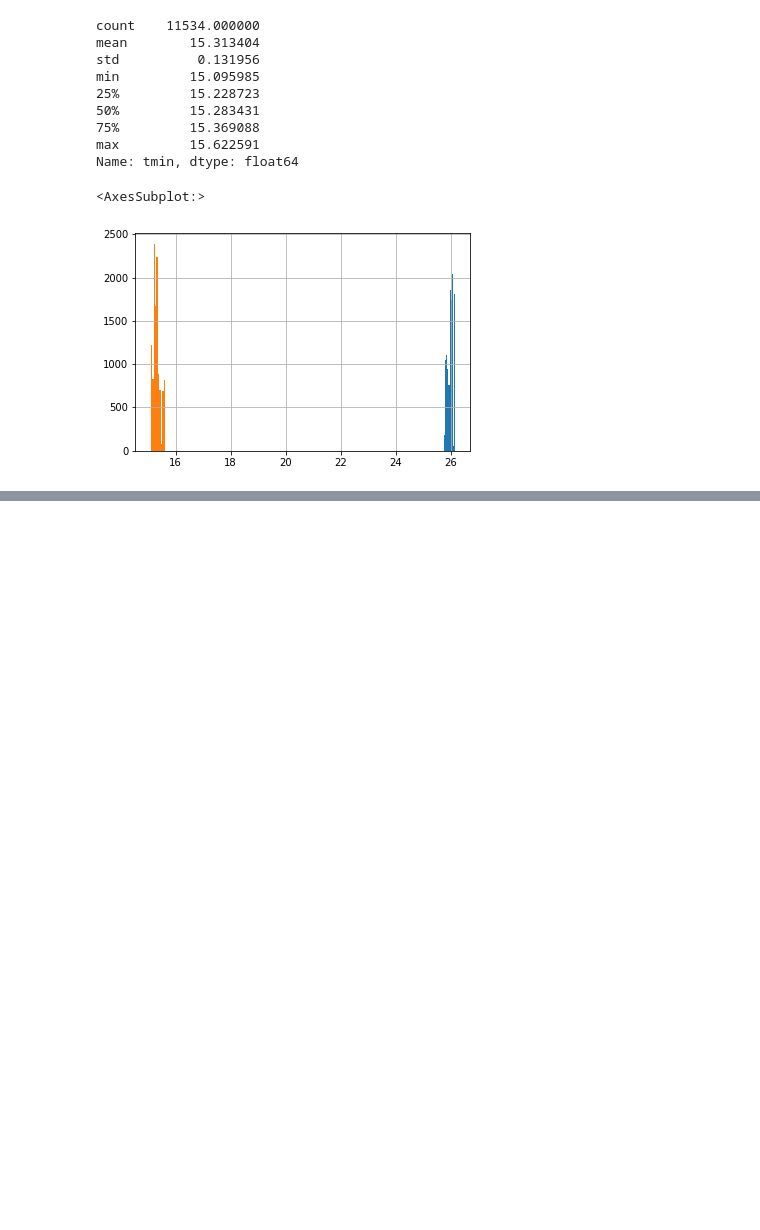
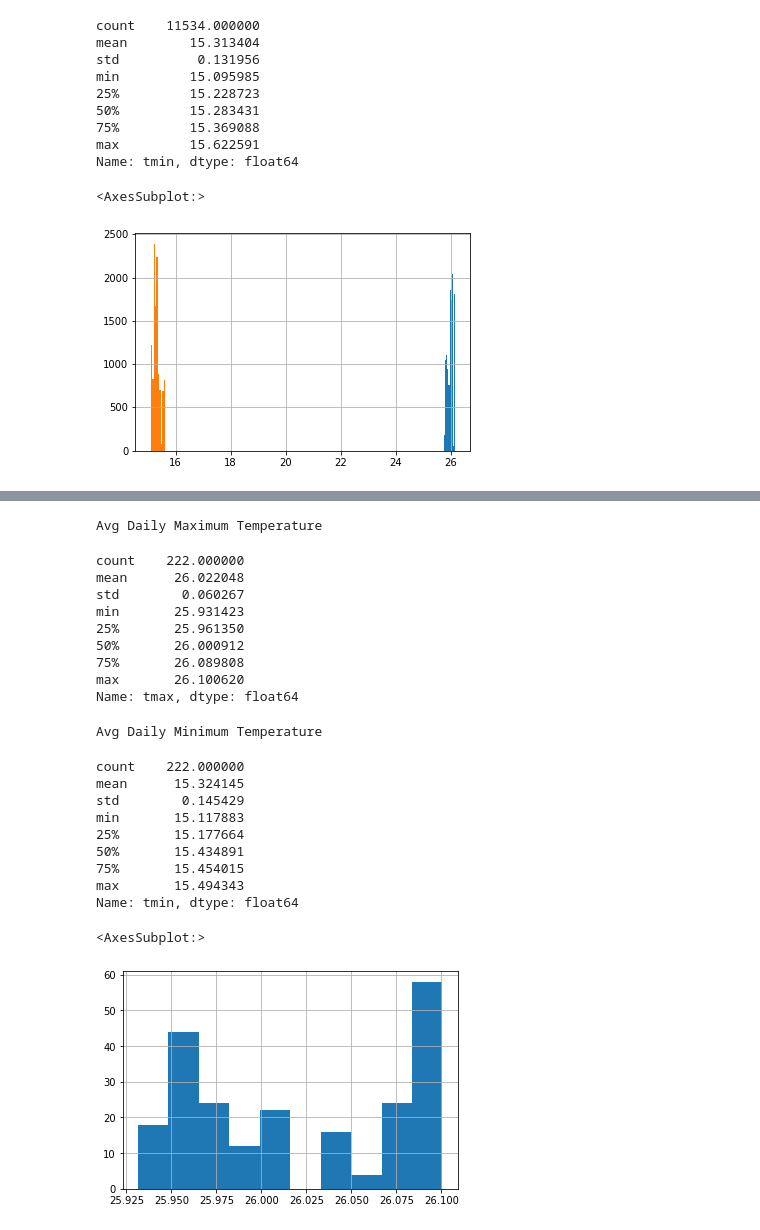
Before and after one commit to v4vigtory/Hyperlocal-Air-Quality-Prediction-in-Houston-neighborhoods, a Jupyter notebook: notebooks/cleaning/met_data.ipynb, the cells around one changed output, grey strips where cells are left out. Drawn from its saved outputs; the diff is of its cells as text; code cells hidden in the pictures; blank space fills up the shorter version.

```diff
--- a/notebooks/cleaning/met_data.ipynb
+++ b/notebooks/cleaning/met_data.ipynb
@@ -15,8 +17,7 @@ import numpy as np
 # Basis of eventual met dataset: Vishal's air quality sensor data
 # Air quality sensors will be the rows/obs of the final dataset
 
-# Other users: change pathname if needed
-air_quality_NO2 = pd.read_csv("/Users/carolynvilter/Documents/MSCAPP_Y1Q3/machine_learning/air-quality-prediction/data/cleaned/air_quality_NO2.csv")
+air_quality_NO2 = pd.read_csv("../../data/cleaned/air_quality_NO2.csv")
 air_quality_NO2
 # %% [output]
 |  | Unnamed: 0 | locationId | location | city | country | utc | local | parameter | value | unit | ... |
@@ -177,0 +181,3 @@ Name: tmin, dtype: float64
+# %%
+predict_NO2 = pd.read_csv("../../data/cleaned/predict.csv")
+predict_NO2
@@ -177,0 +315,34 @@ Name: tmin, dtype: float64
+# %%
+# Temperature:
+# Descriptive stats
+## tmax
+print("Avg Daily Maximum Temperature")
+display(met_data_predict.describe()['tmax'])
+## tmin
+print("Avg Daily Minimum Temperature")
+display(met_data_predict.describe()['tmin'])
+# Histogram: tmax and tmin
+met_data_predict['tmax'].hist()
+# %% [output]
+Avg Daily Maximum Temperature
+count    222.000000
+mean      26.022048
+std        0.060267
+min       25.931423
+25%       25.961350
+50%       26.000912
+75%       26.089808
+max       26.100620
+Name: tmax, dtype: float64
+Avg Daily Minimum Temperature
+count    222.000000
+mean      15.324145
+std        0.145429
+min       15.117883
+25%       15.177664
+50%       15.434891
+75%       15.454015
+max       15.494343
+Name: tmin, dtype: float64
+<AxesSubplot:>
+[figure, added]
```
Also changed, not shown: parts of 10 cells of this notebook, 1 other file.
